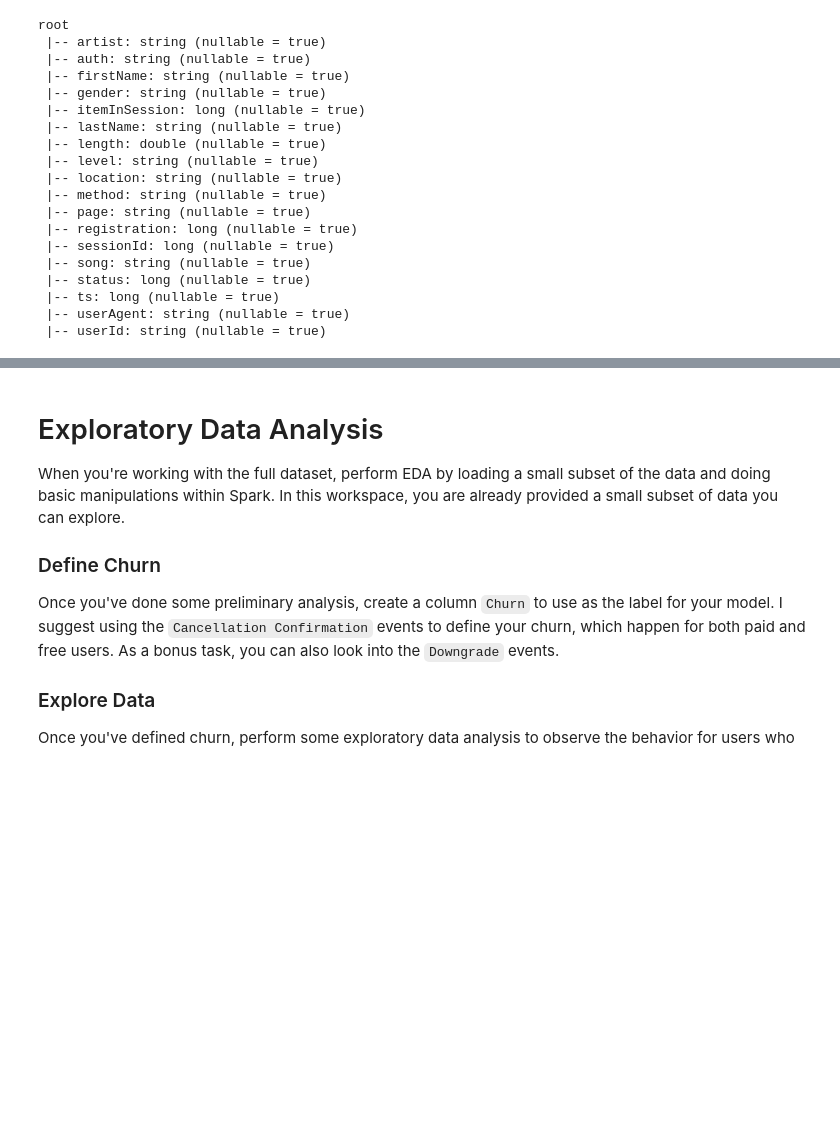
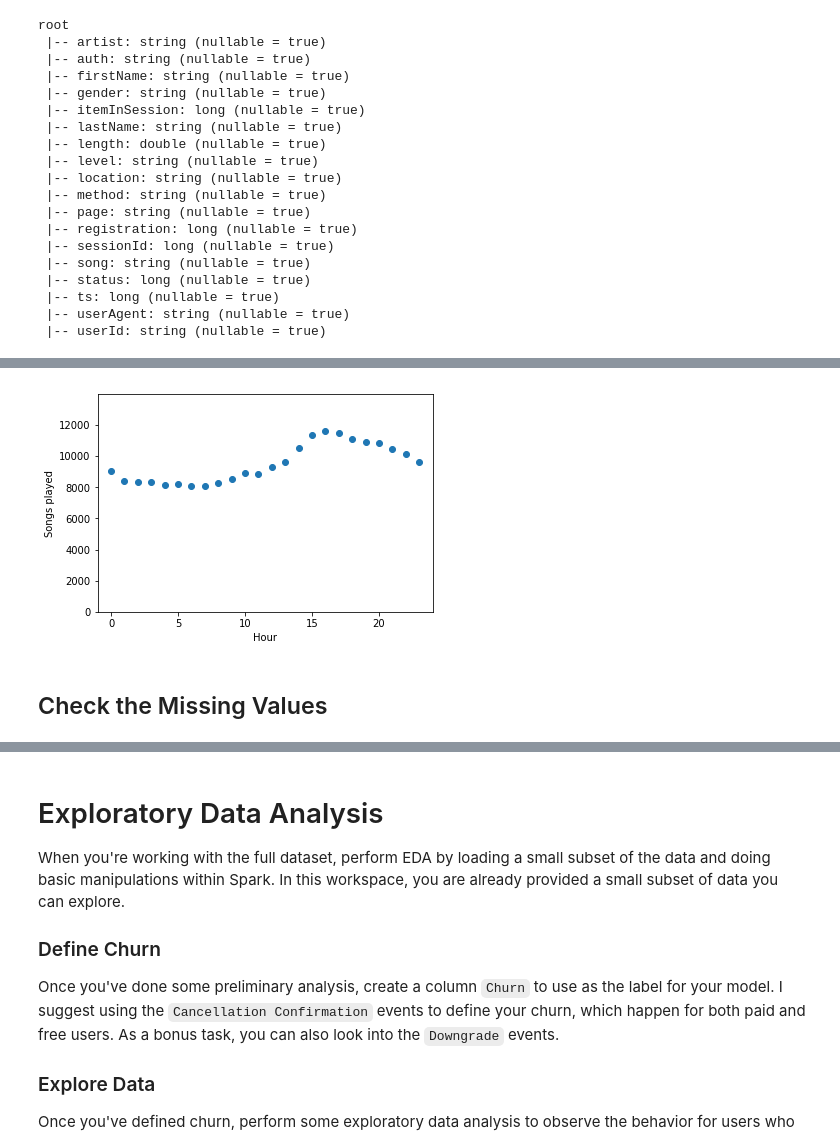
Before and after one commit to ShuangyuandData/SparkprojectSparkify, a Jupyter notebook: Sparkify.ipynb, the cells around one changed output, grey strips where cells are left out. Cells and saved outputs as stored; diff of their text form; code cells hidden in the pictures; blank space fills up the shorter version.

```diff
--- a/Sparkify.ipynb
+++ b/Sparkify.ipynb
@@ -57,0 +147,5 @@ root
+# %%
+## calculate statistics by hour
+get_hour = udf(lambda x: datetime.datetime.fromtimestamp(x / 1000.0). hour)
+# %%
+userlog = userlog.withColumn("hour", get_hour(userlog.ts))
@@ -57,0 +159,3 @@ root
+# %%
+## show the songs played in each hour
+songs_in_hour = userlog.filter(userlog.page == "NextSong").groupby(userlog.hour).count().orderBy(userlog.hour.cast("float"))
@@ -57,0 +182,14 @@ root
+# %%
+songs_in_hour_pd = songs_in_hour.toPandas()
+songs_in_hour_pd.hour = pd.to_numeric(songs_in_hour_pd.hour)
+# %%
+plt.scatter(songs_in_hour_pd["hour"], songs_in_hour_pd["count"])
+plt.xlim(-1, 24);
+plt.ylim(0, 1.2 * max(songs_in_hour_pd["count"]))
+plt.xlabel("Hour")
+plt.ylabel("Songs played");
+plt.show()
+# %% [output]
+[figure, added]
+# %% [markdown]
+## Check the Missing Values
```
Also changed, not shown: parts of 33 cells of this notebook.
